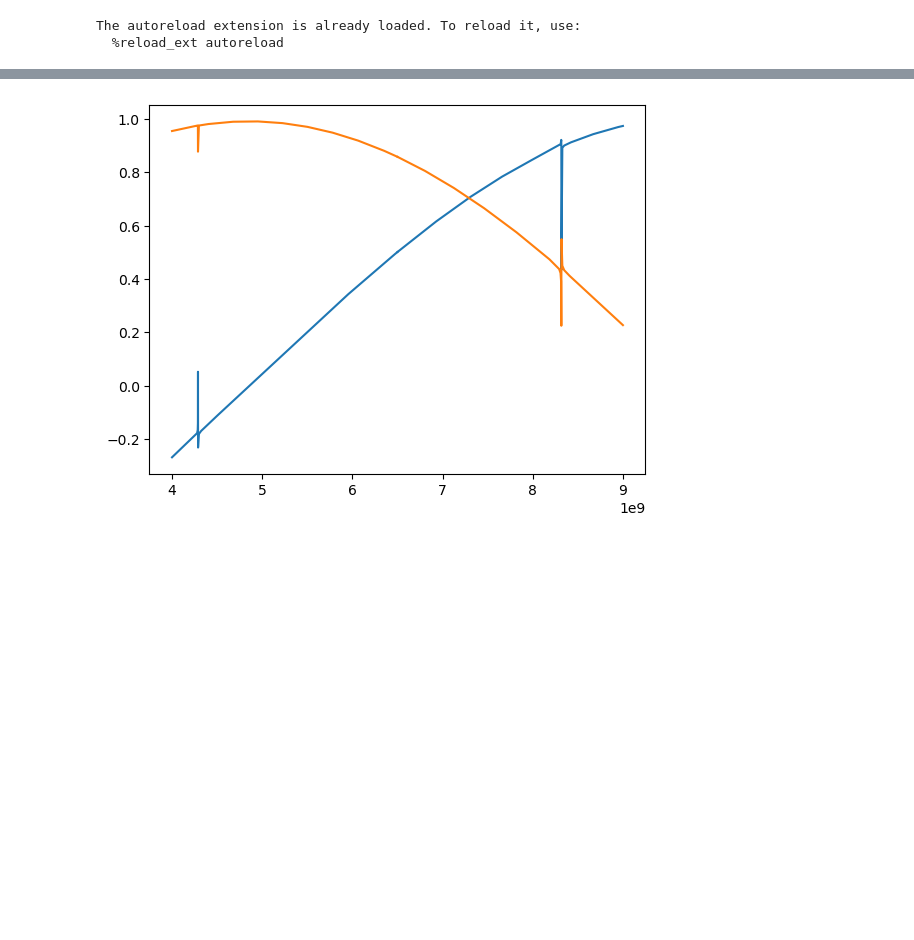
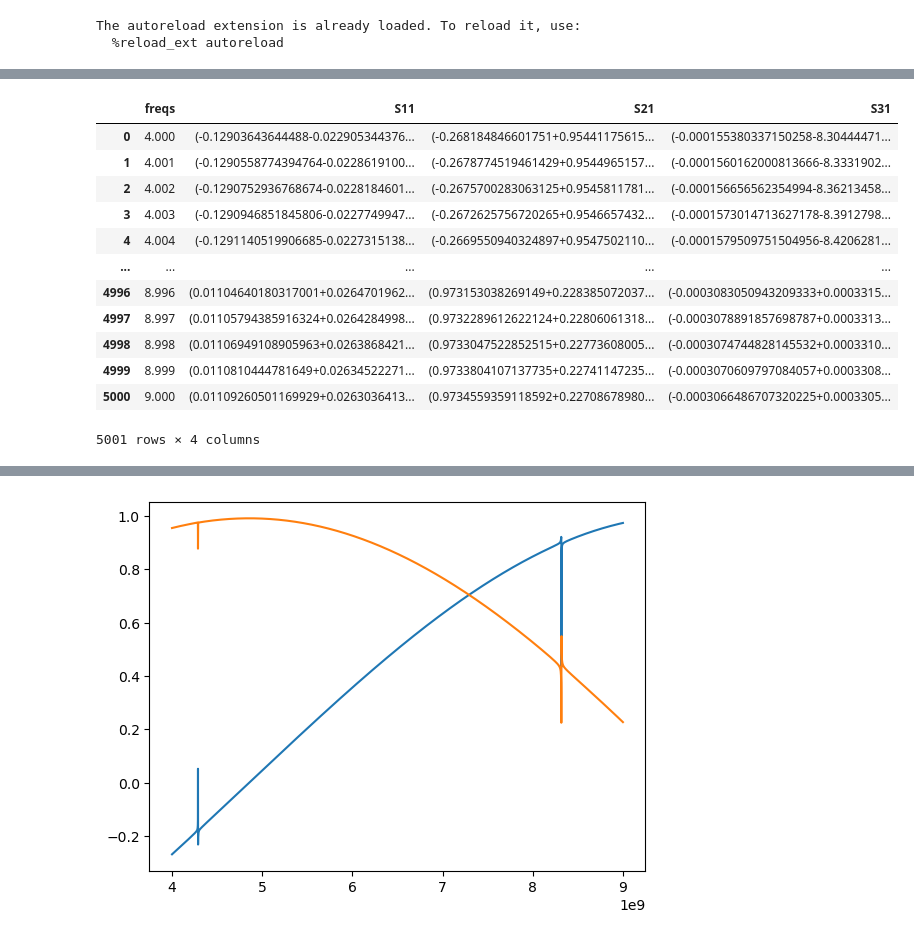
Before and after one commit to shanto268/metal-library, a Jupyter notebook: tutorials/scattering.ipynb, the cells around one changed output, grey strips where cells are left out. Drawn from its saved outputs; the diff is of its cells as text; code cells hidden in the pictures; blank space fills up the shorter version.

```diff
--- a/tutorials/scattering.ipynb
+++ b/tutorials/scattering.ipynb
@@ -581,3 +430,22 @@ from metal_library.utils.fitTools import Resonator
+# %%
+df_s = pd.read_csv("df_s.csv")
+df_s.rename(columns={"Unnamed: 0": "freqs"}, inplace=True)
+# %%
+df_s
+# %% [output]
+|  | freqs | S11 | S21 | S31 |
+| 0 | 4.000 | (-0.12903643644488-0.022905344376... | (-0.268184846601751+0.95441175615... | (-0.000155380337150258-8.30444471... |
+| 1 | 4.001 | (-0.1290558774394764-0.0228619100... | (-0.2678774519461429+0.9544965157... | (-0.0001560162000813666-8.3331902... |
+| 2 | 4.002 | (-0.1290752936768674-0.0228184601... | (-0.2675700283063125+0.9545811781... | (-0.000156656562354994-8.36213458... |
+| 3 | 4.003 | (-0.1290946851845806-0.0227749947... | (-0.2672625756720265+0.9546657432... | (-0.0001573014713627178-8.3912798... |
+| 4 | 4.004 | (-0.1291140519906685-0.0227315138... | (-0.2669550940324897+0.9547502110... | (-0.0001579509751504956-8.4206281... |
+| ... | ... | ... | ... | ... |
+| 4996 | 8.996 | (0.01104640180317001+0.0264701962... | (0.973153038269149+0.228385072037... | (-0.0003083050943209333+0.0003315... |
+| 4997 | 8.997 | (0.01105794385916324+0.0264284998... | (0.9732289612622124+0.22806061318... | (-0.0003078891857698787+0.0003313... |
+| 4998 | 8.998 | (0.01106949108905963+0.0263868421... | (0.9733047522852515+0.22773608005... | (-0.0003074744828145532+0.0003310... |
+| 4999 | 8.999 | (0.0110810444781649+0.02634522271... | (0.9733804107137735+0.22741147235... | (-0.0003070609797084057+0.0003308... |
+| 5000 | 9.000 | (0.01109260501169929+0.0263036413... | (0.9734559359118592+0.22708678980... | (-0.0003066486707320225+0.0003305... |
+5001 rows × 4 columns
 # %%
 def get_real_and_imag(a_ii):
     return a_ii.values.real, a_ii.values.imag
```
Also changed, not shown: parts of 42 cells of this notebook, 1 other file.
